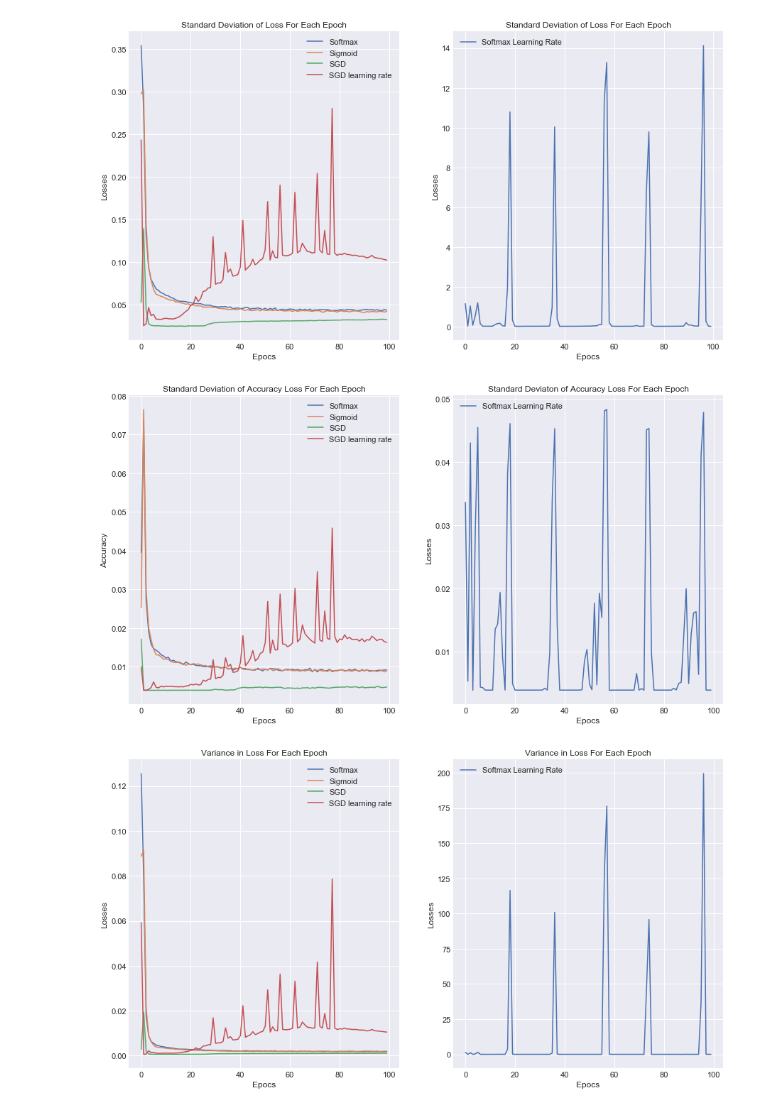
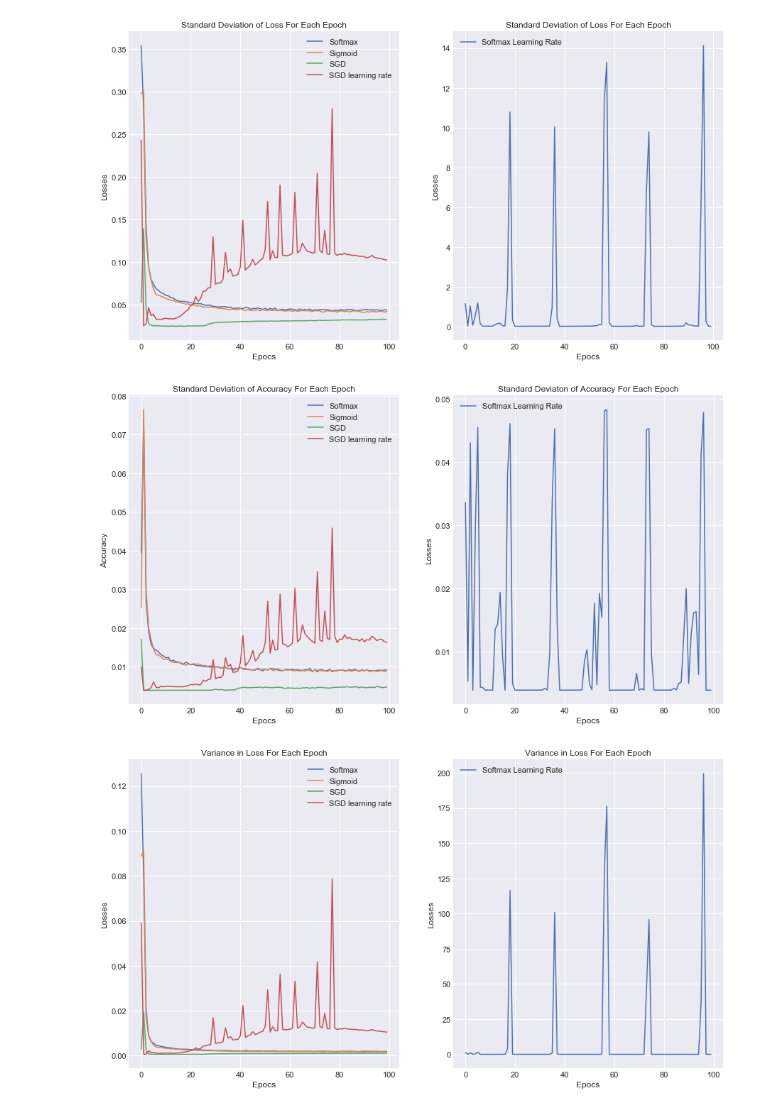
Before and after one commit to sthasubin429/groovy, a Jupyter notebook: generation/Experiment/Visualization.ipynb, the cells around one changed output. Cells and saved outputs as stored; diff of their text form; code cells hidden in the pictures.

```diff
--- a/generation/Experiment/Visualization.ipynb
+++ b/generation/Experiment/Visualization.ipynb
@@ -186,30 +186,30 @@ plt.show()
 # %%
 x= [i for i in range(0,100)]
 plt.figure(figsize=(15,8))
 
 plt.subplot(1, 2, 1)
 plt.plot(x, accuracy_combined['softmax_std'], label = "Softmax",)
 plt.plot(x, accuracy_combined['sigmoid_std'], label = "Sigmoid",)
 plt.plot(x, accuracy_combined['sgd_std'], label = "SGD", )
 plt.plot(x, accuracy_combined['sgd_lr_std'], label = "SGD learning rate")
 
 plt.xlabel('Epocs')
 plt.ylabel('Accuracy')
-plt.title('Standard Deviation of Accuracy Loss For Each Epoch')
+plt.title('Standard Deviation of Accuracy For Each Epoch')
 
 plt.legend()
 
 plt.subplot(1, 2, 2)
 plt.plot(x, accuracy_combined['softmax_lr_std'], label = "Softmax Learning Rate")
 
 plt.xlabel('Epocs')
 plt.ylabel('Losses')
-plt.title('Standard Deviaton of Accuracy Loss For Each Epoch')
+plt.title('Standard Deviaton of Accuracy For Each Epoch')
 
 plt.legend()
 plt.show()
 # %% [output]
-[figure, old version]
+[figure, new version]
 # %%
 x= [i for i in range(0,100)]
 plt.figure(figsize=(15,8))
```
Also changed, not shown: 5 other files.
